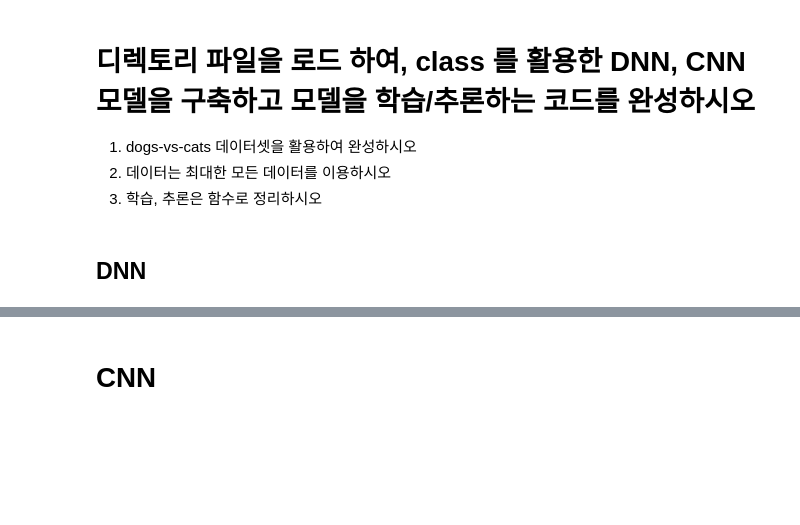
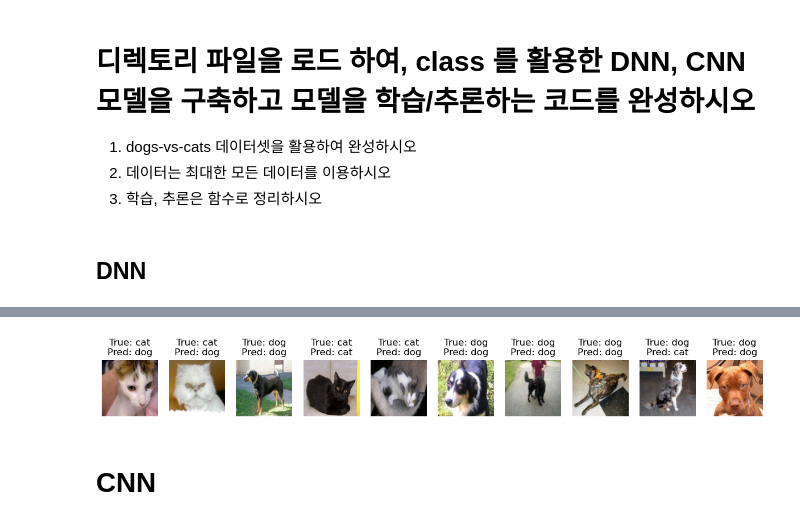
Before and after one commit to Ihan0316/ai_scool, a Jupyter notebook: 9월/9-5/dl_deep_d5.ipynb, the cells around one changed output, grey strips where cells are left out. Cells and saved outputs as stored; diff of their text form; code cells hidden in the pictures; blank space fills up the shorter version.

```diff
--- a/9월/9-5/dl_deep_d5.ipynb
+++ b/9월/9-5/dl_deep_d5.ipynb
@@ -522,3 +506,46 @@ Test Loss: 1.0910, Test Accuracy: 64.75%
+# %%
+import matplotlib.pyplot as plt
+
+def visualize_batch_predictions(model, dataloader, device, class_names=['cat','dog'], n_images=10):
+    """
+    모델이 배치 이미지를 예측하고, 예측 결과와 실제 라벨을 시각화합니다.
+
+    Parameters:
+    - model: 학습된 PyTorch 모델
+    - dataloader: DataLoader (테스트/검증 데이터)
+    - device: 학습 장치 (CPU/GPU/DML)
+    - class_names: 클래스 이름 리스트
+    - n_images: 시각화할 이미지 개수
+    """
+    model.eval()
+    images_shown = 0
+
+    plt.figure(figsize=(15,5))
+
+    with torch.no_grad():
+        for data, target in dataloader:
+            data, target = data.to(device), target.to(device)
+            output = model(data)
+            preds = output.argmax(dim=1)
+
+            for i in range(len(data)):
+                if images_shown >= n_images:
+                    plt.show()
+                    return
+                img = data[i].cpu().permute(1,2,0).numpy()  # C,H,W -> H,W,C
+                img = (img - img.min()) / (img.max() - img.min())  # 0~1 정규화
+
+                plt.subplot(1, n_images, images_shown+1)
+                plt.imshow(img)
+                plt.axis('off')
+                plt.title(f'True: {class_names[target[i]]}\nPred: {class_names[preds[i]]}')
+
+                images_shown += 1
+# %%
+# 예: 테스트 데이터 10개 시각화
+visualize_batch_predictions(model, tt_ds_loader, DEVICE, class_names=['cat','dog'], n_images=10)
+# %% [output]
+[figure, added]
 # %% [markdown]
 # CNN
 # %%
```
Also changed, not shown: parts of 7 cells of this notebook, 2 other files.
